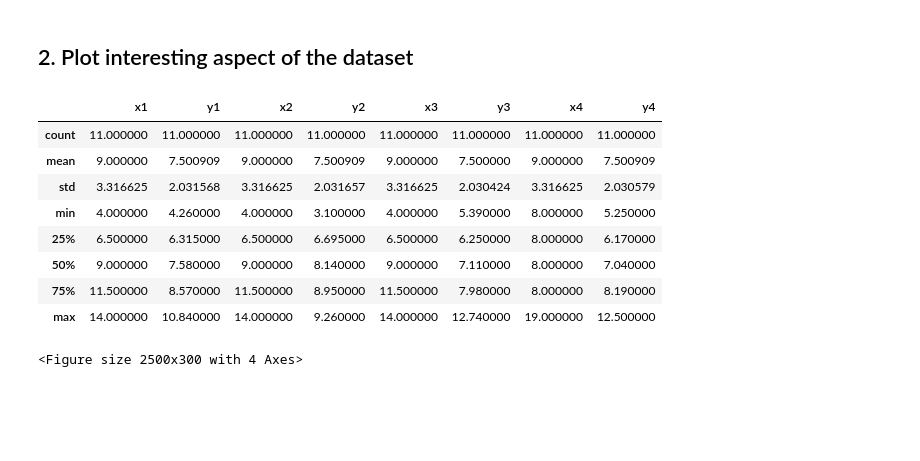
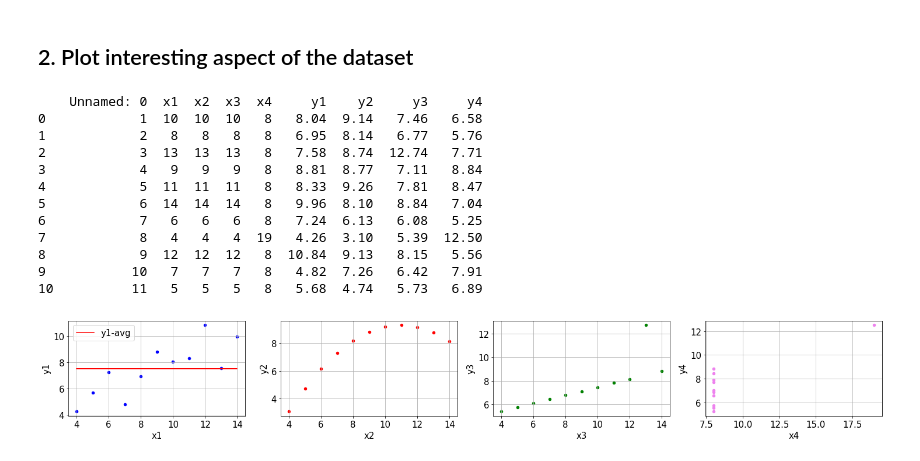
Before and after one commit to SomanathanSubramaniyan/Fundamentals-of-Data-Analysis, a Jupyter notebook: Assignment-2018-Anscombe.ipynb, the cells around one changed output. Drawn from its saved outputs; the diff is of its cells as text; code cells hidden in the pictures; blank space fills up the shorter version.

```diff
--- a/Assignment-2018-Anscombe.ipynb
+++ b/Assignment-2018-Anscombe.ipynb
@@ -24,36 +24,42 @@ import pandas as pd
 # Read the data from the anscombe CSV file and create a data frame
 df = pd.read_csv(r"C:\Users\soman\Documents\Fundamentals-of-data-analysis\anscombe.csv")
 df.loc[:,['x1','y1','x2','y2','x3','y3','x4','y4']].describe()
+print (df)
 # %% [output]
-|  | x1 | y1 | x2 | y2 | x3 | y3 | x4 | y4 |
-| count | 11.000000 | 11.000000 | 11.000000 | 11.000000 | 11.000000 | 11.000000 | 11.000000 | 11.000000 |
-| mean | 9.000000 | 7.500909 | 9.000000 | 7.500909 | 9.000000 | 7.500000 | 9.000000 | 7.500909 |
-| std | 3.316625 | 2.031568 | 3.316625 | 2.031657 | 3.316625 | 2.030424 | 3.316625 | 2.030579 |
-| min | 4.000000 | 4.260000 | 4.000000 | 3.100000 | 4.000000 | 5.390000 | 8.000000 | 5.250000 |
-| 25% | 6.500000 | 6.315000 | 6.500000 | 6.695000 | 6.500000 | 6.250000 | 8.000000 | 6.170000 |
-| 50% | 9.000000 | 7.580000 | 9.000000 | 8.140000 | 9.000000 | 7.110000 | 8.000000 | 7.040000 |
-| 75% | 11.500000 | 8.570000 | 11.500000 | 8.950000 | 11.500000 | 7.980000 | 8.000000 | 8.190000 |
-| max | 14.000000 | 10.840000 | 14.000000 | 9.260000 | 14.000000 | 12.740000 | 19.000000 | 12.500000 |
+    Unnamed: 0  x1  x2  x3  x4     y1    y2     y3     y4
+0            1  10  10  10   8   8.04  9.14   7.46   6.58
+1            2   8   8   8   8   6.95  8.14   6.77   5.76
+2            3  13  13  13   8   7.58  8.74  12.74   7.71
+3            4   9   9   9   8   8.81  8.77   7.11   8.84
+4            5  11  11  11   8   8.33  9.26   7.81   8.47
+5            6  14  14  14   8   9.96  8.10   8.84   7.04
+6            7   6   6   6   8   7.24  6.13   6.08   5.25
+7            8   4   4   4  19   4.26  3.10   5.39  12.50
+8            9  12  12  12   8  10.84  9.13   8.15   5.56
+9           10   7   7   7   8   4.82  7.26   6.42   7.91
+10          11   5   5   5   8   5.68  4.74   5.73   6.89
 # %%
 # import the Pandas
 # Load the Anscombe data into Pandas dataset
 import pandas as pd
 # import matplot library to show the graph
 import matplotlib.pyplot as plt
 
 # Read the data from the anscombe CSV file and create a data frame
 df = pd.read_csv(r"C:\Users\soman\Documents\Fundamentals-of-data-analysis\anscombe.csv")
 
+df['y1-avg'] = 7.500909
 
 # Plot the graph in the same row and size the each graph
 fig, axes = plt.subplots(ncols=4, figsize=(25,3))
 #plot the 3 graphs x1 Vs y1 , x2 Vs y2 and x3 Vs y3 by accessing the dataframe
 df.plot.scatter(x='x1', y='y1', color='Blue',ax=axes[0])
+df.plot.line(x='x1', y='y1-avg', color='Red',ax=axes[0])
 df.plot.scatter(x='x2', y='y2', color='Red',ax=axes[1])
 df.plot.scatter(x='x3', y='y3', color='Green',ax=axes[2])
 df.plot.scatter(x='x4', y='y4', color='violet',ax=axes[3])
 
 #plot the graph
 plt.show()
 # %% [output]
-<Figure size 2500x300 with 4 Axes>
+[figure, added]
```
Also changed, not shown: parts of 2 cells of this notebook.
